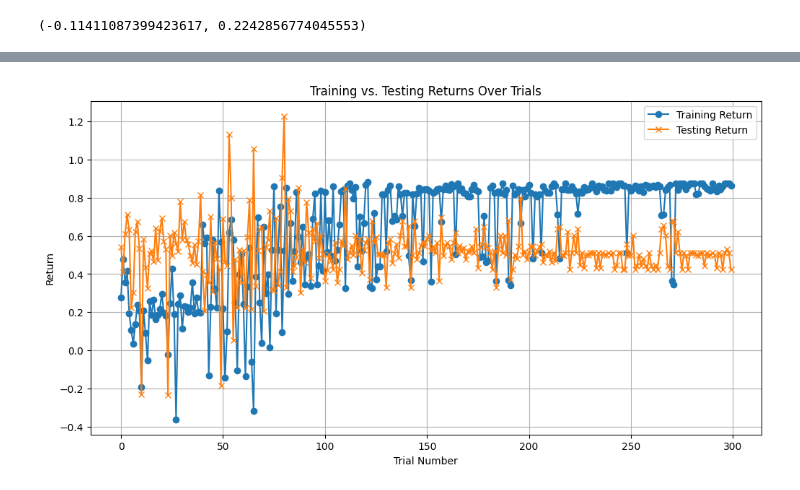
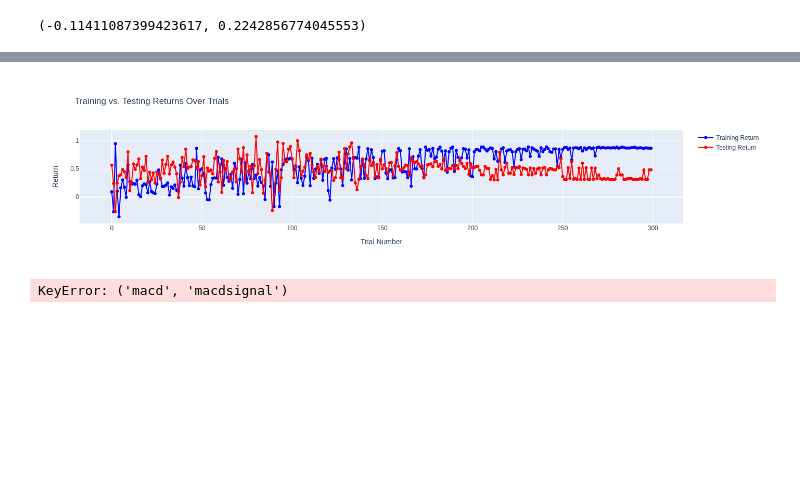
Before and after one commit to BullionBear/crypto-backtest, a Jupyter notebook: notebooks/6_two_plane_solution.ipynb, the cells around one changed output, grey strips where cells are left out. Drawn from its saved outputs; the diff is of its cells as text; code cells hidden in the pictures; blank space fills up the shorter version.

```diff
--- a/notebooks/6_two_plane_solution.ipynb
+++ b/notebooks/6_two_plane_solution.ipynb
@@ -329,29 +330,48 @@ handler_testing.spot_statistics(u, v)
 # %%
-import pandas as pd
-import matplotlib.pyplot as plt
+import plotly.graph_objects as go
 
 # Assuming trial_performance['training'] and trial_performance['testing']
 # are your data dictionaries for training and testing performance respectively
 training_df = pd.DataFrame(trial_performance['training'])
 testing_df = pd.DataFrame(trial_performance['testing'])
 
-# Ensure that the indices of both DataFrames are aligned for comparison
-# This step assumes the rows correspond to the same trial numbers or epochs
-training_df = training_df.reset_index(drop=True)
-testing_df = testing_df.reset_index(drop=True)
+# Reset index to ensure alignment for comparison, if necessary
+training_df.reset_index(drop=True, inplace=True)
+testing_df.reset_index(drop=True, inplace=True)
 
-# Plotting
-plt.figure(figsize=(12, 6))
+# Create traces for training and testing returns
+trace1 = go.Scatter(
+    x=training_df.index,
+    y=training_df['return'],
+    mode='lines+markers',
+    name='Training Return',
+    marker=dict(color='blue')
+)
 
-plt.plot(training_df.index, training_df['return'], label='Training Return', marker='o')
-plt.plot(testing_df.index, testing_df['return'], label='Testing Return', marker='x')
+trace2 = go.Scatter(
+    x=testing_df.index,
+    y=testing_df['return'],
+    mode='lines+markers',
+    name='Testing Return',
+    marker=dict(color='red')
+)
 
-plt.title('Training vs. Testing Returns Over Trials')
-plt.xlabel('Trial Number')
-plt.ylabel('Return')
-plt.legend()
-plt.grid(True)
+# Define the layout
+layout = go.Layout(
+    title='Training vs. Testing Returns Over Trials',
+    xaxis=dict(title='Trial Number'),
+    yaxis=dict(title='Return'),
+    hovermode='closest'
+)
 
-plt.show()
+# Create the figure and add traces
+fig = go.Figure(data=[trace1, trace2], layout=layout)
+
+# Show the figure
+fig.show()
 # %% [output]
-[figure, old version]
+[figure, new version]
+# %%
+train[('macd', 'macdsignal')].mean().to_numpy()
+# %% [output]
+KeyError: ('macd', 'macdsignal')
```
Also changed, not shown: parts of 4 cells of this notebook, 2 other files.
